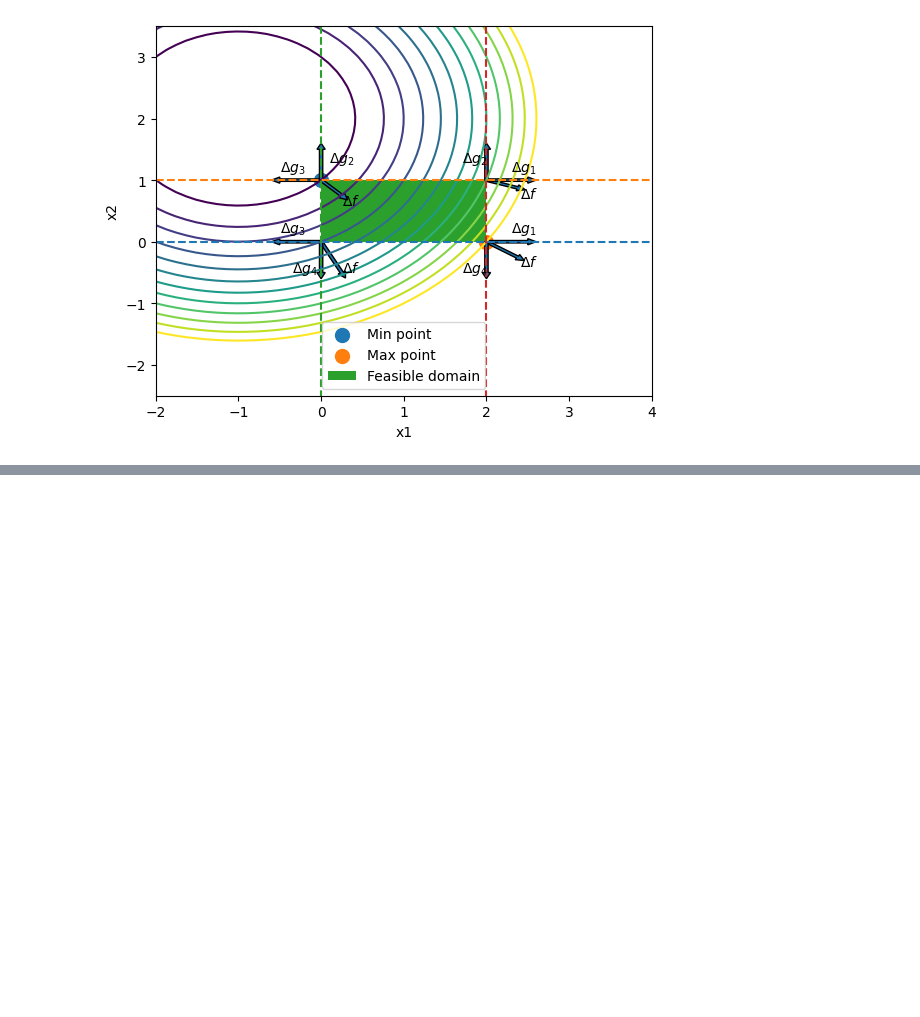
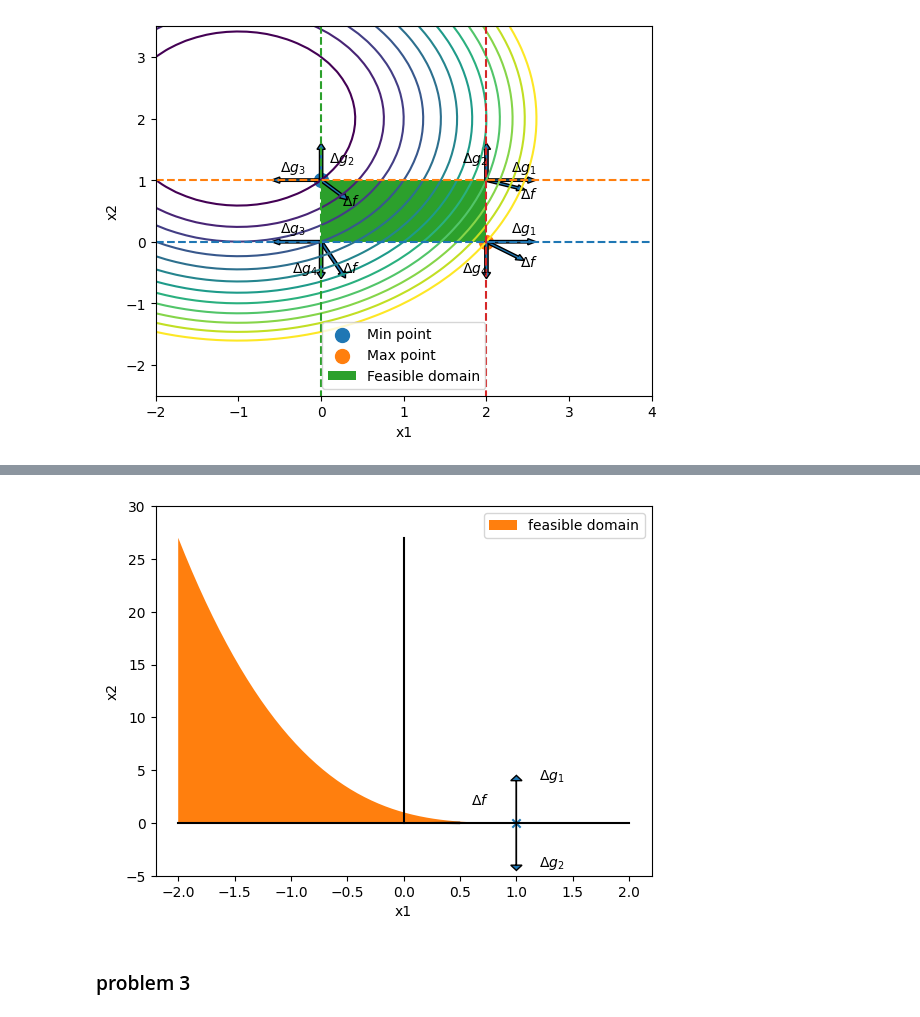
Before and after one commit to sabareeshkarthick/dop1, a Jupyter notebook: jupyter notebooks/DOp_hw4.ipynb, the cells around one changed output, grey strips where cells are left out. Cells and saved outputs as stored; diff of their text form; code cells hidden in the pictures; blank space fills up the shorter version.

```diff
--- a/jupyter notebooks/DOp_hw4.ipynb
+++ b/jupyter notebooks/DOp_hw4.ipynb
@@ -82,0 +99,26 @@ The negative values of$\mu_4 $ doesnt satisfy the assumption ,hence it is not th
+# %%
+import numpy as np
+import matplotlib.pyplot as plt
+a=np.linspace(-2,2)
+c=np.linspace(-2,1)
+b=(1-c)**3
+plt.figure()
+plt.plot(a,np.zeros(a.shape[0]),c='k')
+plt.plot(np.zeros(b.shape[0]),b,c='k')
+plt.scatter(1,0,marker='x')
+plt.fill_between(c,b,label='feasible domain')
+plt.arrow(1,0,-0.5,0,head_width=0.1,head_length=0.5)
+plt.arrow(1,0,0,4, head_width=0.1,head_length=0.5)
+plt.arrow(1,0,0,-4, head_width=0.1,head_length=0.5)
+plt.text(0.6,1.7,'$\Delta f$')
+plt.text(1.2,4.1,'$\Delta g_1$')
+plt.text(1.2,-4.1,'$\Delta g_2$')
+plt.ylim(-5,30)
+plt.xlabel('x1')
+plt.ylabel('x2')
+plt.legend()
+plt.show()
+# %% [output]
+[figure, added]
+# %% [markdown]
+### problem 3
```
Also changed, not shown: parts of 4 cells of this notebook.
